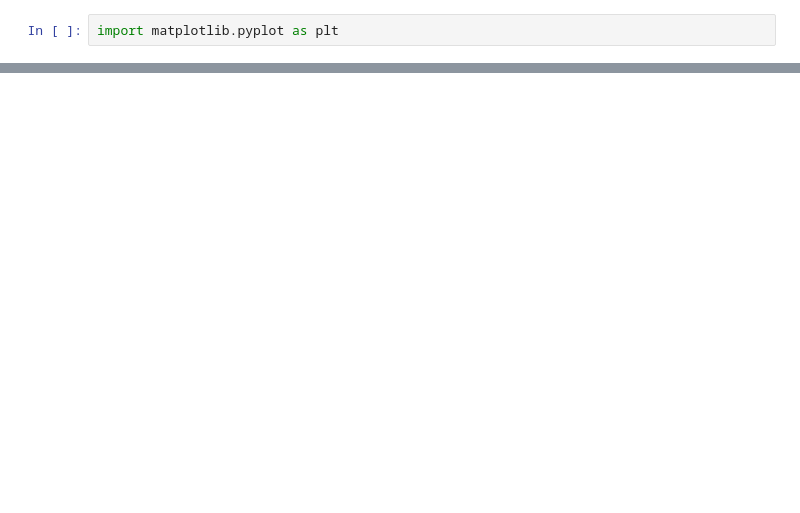
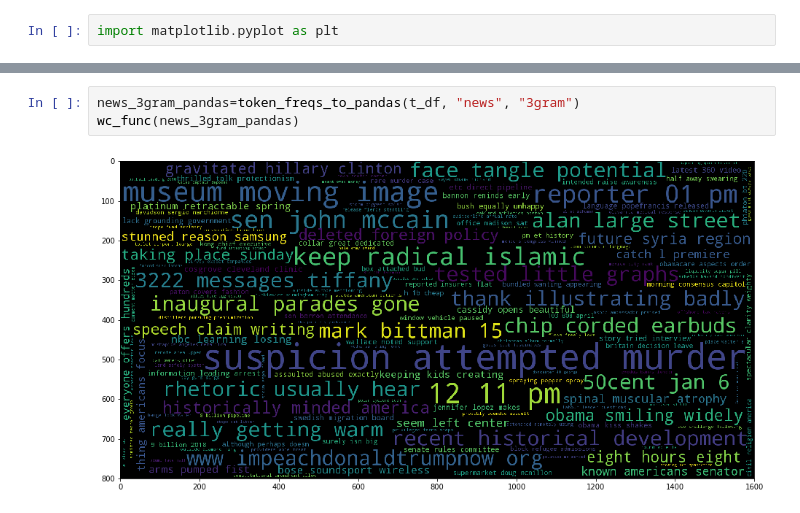
Before and after one commit to Emzilla-01/clickbait, a Jupyter notebook: Clickbait_main.ipynb, the cells around one changed output, grey strips where cells are left out. Saved outputs shown, nothing was run; the diff lists cells and outputs as text; blank space fills up the shorter version.

```diff
--- a/Clickbait_main.ipynb
+++ b/Clickbait_main.ipynb
@@ -720,0 +849,5 @@ wc_func(cb_2grams_pandas)
+# %%
+news_3gram_pandas=token_freqs_to_pandas(t_df, "news", "3gram")
+wc_func(news_3gram_pandas)
+# %% [output]
+[figure, added]
```
Also changed, not shown: parts of 53 cells of this notebook.
